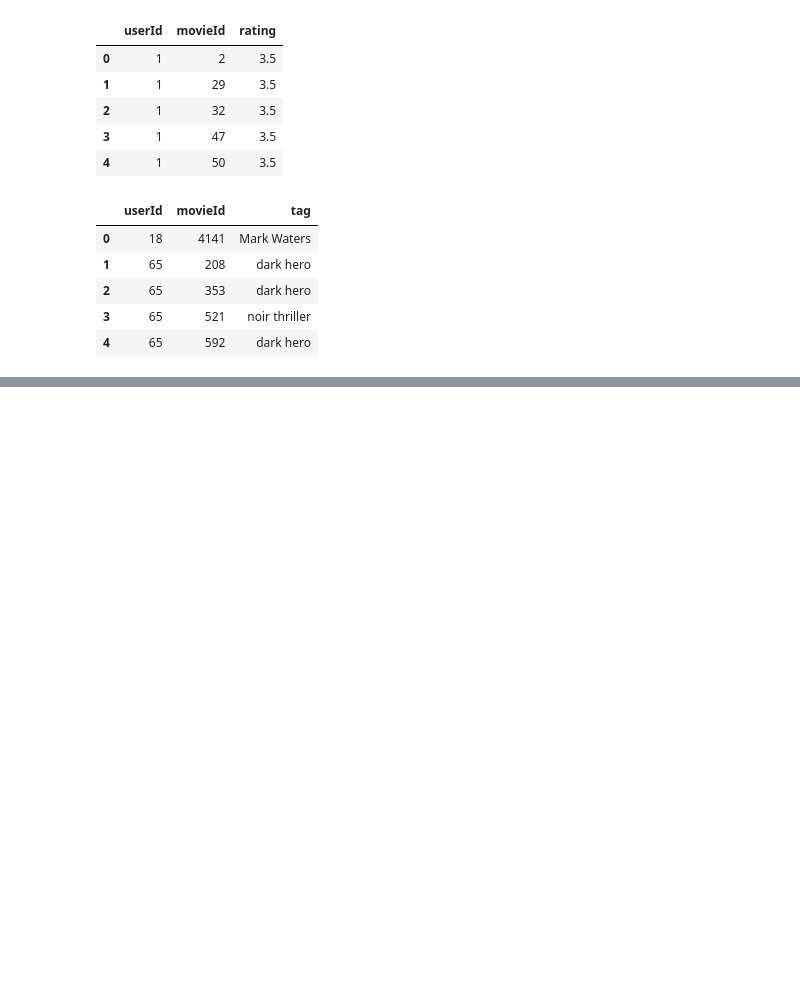
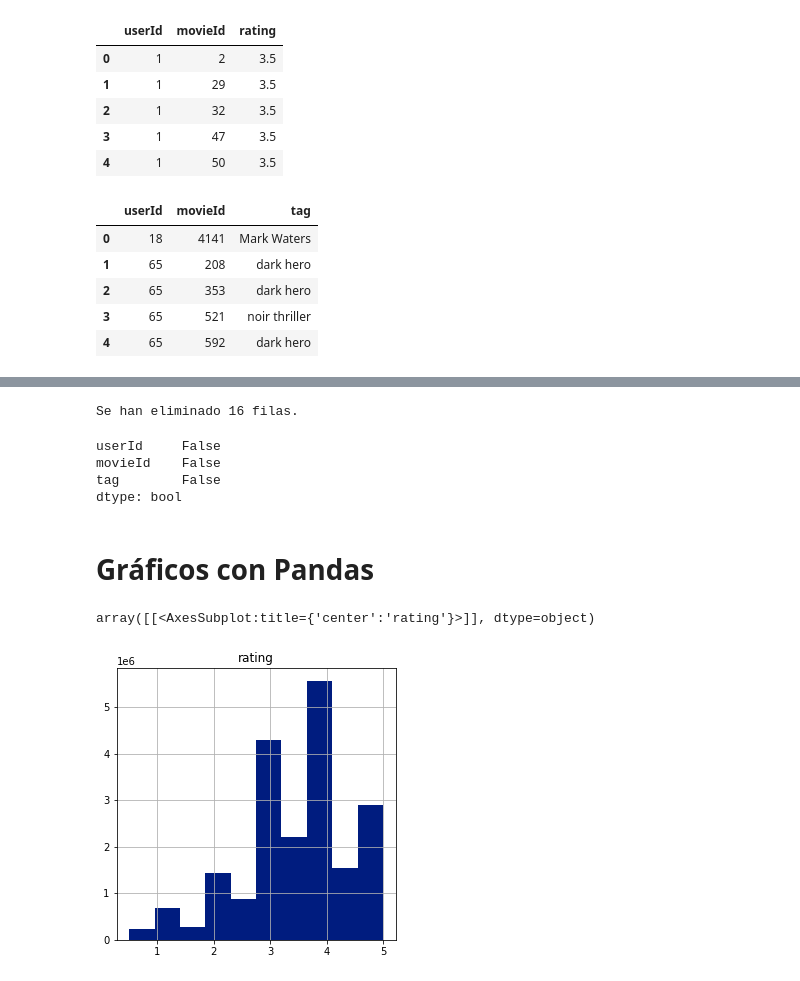
Before and after one commit to JavDomGom/machine-learning-y-redes-neuronales, a Jupyter notebook: Movilens.ipynb, the cells around one changed output, grey strips where cells are left out. Drawn from its saved outputs; the diff is of its cells as text; code cells hidden in the pictures; blank space fills up the shorter version.

Commit message:
Generación de gráficos en Pandas en caso de uso con movielens.

```diff
--- a/Movilens.ipynb
+++ b/Movilens.ipynb
@@ -85,0 +308,6 @@ tags.head()
+# %%
+# Borramos las filas que contengan algún valor nulo.
+tags = tags.dropna()
+print(f'Se han eliminado {count - tags.shape[0]} filas.')
+# %% [output]
+Se han eliminado 16 filas.
@@ -85,0 +317,11 @@ tags.head()
+# %%
+# Para asegurarnos, comprobamos de nuevo si hay algun dato a null en el dataframe tags.
+
+tags.isnull().any()
+# %% [output]
+userId     False
+movieId    False
+tag        False
+dtype: bool
+# %% [markdown]
+# Gráficos con Pandas
@@ -85,0 +330,14 @@ tags.head()
+# %%
+# Con el método hist() podremos dibujar histogramas que nos mostrará con cuánta
+# frecuencia aparecen los valores.
+
+ratings.hist(
+    bins=10,
+    column='rating',
+    figsize=(5, 5)
+)
+
+# El parámetro bins indica la cantidad de barras en las que vamos a dividir el dataframe.
+# %% [output]
+array([[<AxesSubplot:title={'center':'rating'}>]], dtype=object)
+[figure, added]
```
Also changed, not shown: parts of 85 cells of this notebook, 1 other file.
